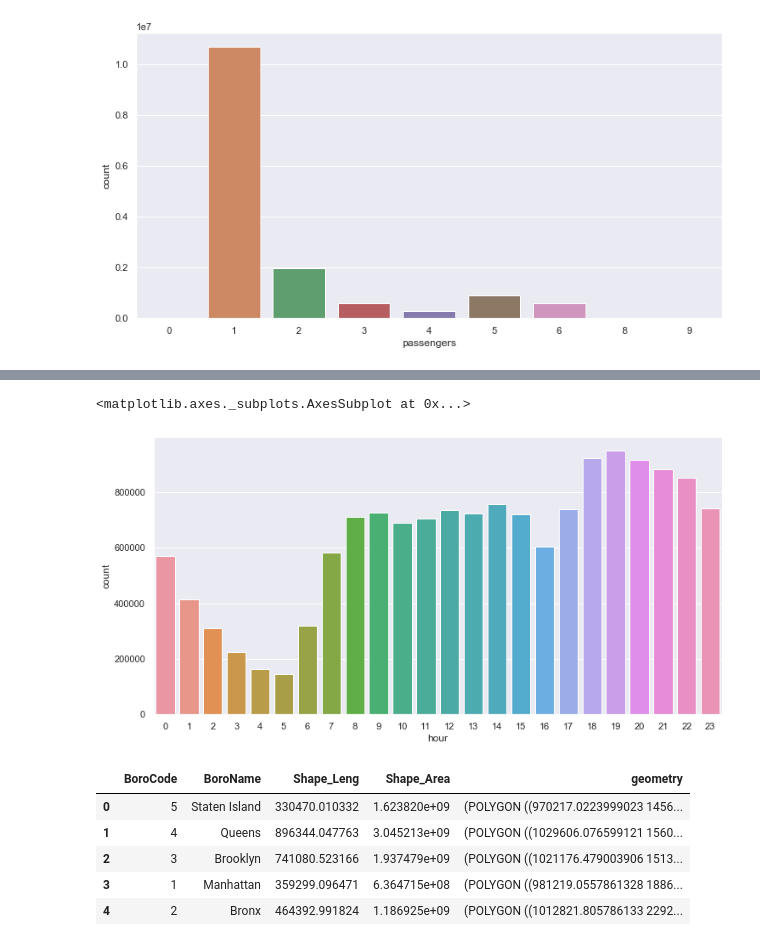
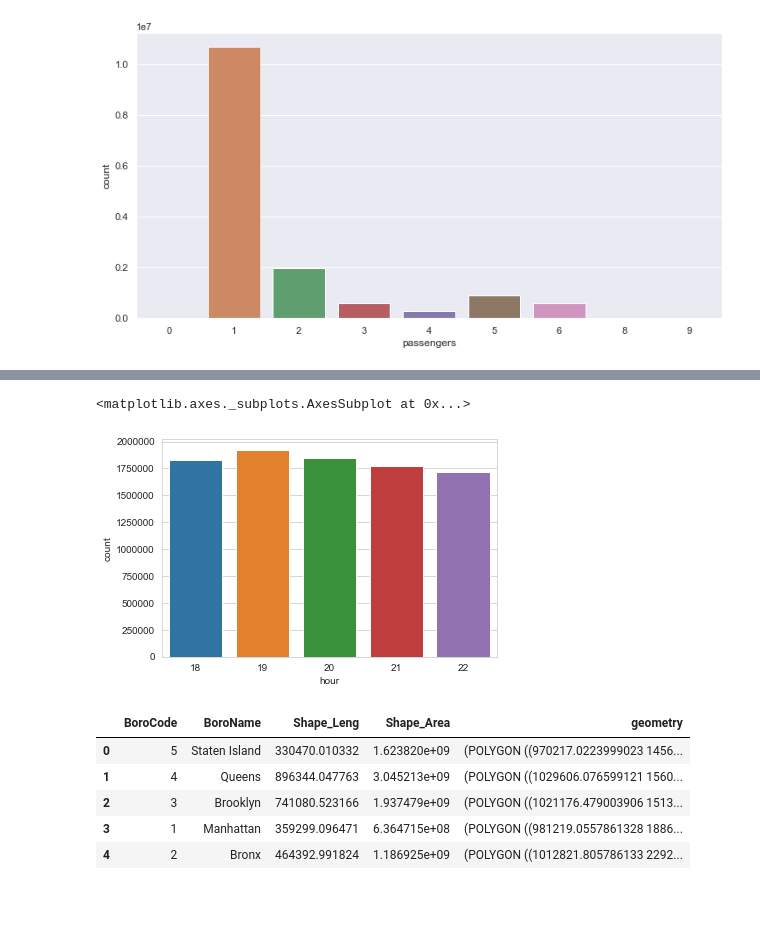
Before and after one commit to eeghor/cbataxi, a Jupyter notebook: cbataxi.ipynb, the cells around one changed output, grey strips where cells are left out. Drawn from its saved outputs; the diff is of its cells as text; code cells hidden in the pictures; blank space fills up the shorter version.

```diff
--- a/cbataxi.ipynb
+++ b/cbataxi.ipynb
@@ -183,8 +186,8 @@ class Taxi:
         # would reflect both the drivers and clients perspective. However, dropoffs could matter to non-taxi drivers (traffic jams)
         # hence we get the busiest hours
 
-        self.ANSWERS['busiest_hrs'] = Counter(self.trips[' pickup_datetime'].dropna().apply(lambda x: arrow.get(x).hour).values + \
-                                                      self.trips[' dropoff_datetime'].dropna().apply(lambda x: arrow.get(x).hour).values).most_common(hrs)
+        self.ANSWERS['busiest_hrs'] = Counter(self.trips[' pickup_datetime'].dropna().apply(lambda x: arrow.get(x).hour).tolist() + \
+                                                      self.trips[' dropoff_datetime'].dropna().apply(lambda x: arrow.get(x).hour).tolist()).most_common(hrs)
         return self
 
     def get_busiest_locations(self, n=5):
@@ -400,10 +475,9 @@ sns.barplot(data=pd.DataFrame.from_dict(tx.ANSWERS['passengers_per_trip'], orien
 # %%
-sns.barplot(data=pd.DataFrame.from_dict(tx.distros['pickup_hrs'], orient='index') \
-            .reset_index() \
-            .rename(columns={'index': 'hour', 0: 'count'}), x='hour', y='count')
+sns.barplot(data=pd.DataFrame.from_records(tx.ANSWERS['busiest_hrs']) \
+            .rename(columns={0: 'hour', 1: 'count'}), x='hour', y='count')
 # %% [output]
 <matplotlib.axes._subplots.AxesSubplot at 0x...>
-[figure, old version]
+[figure, new version]
 # %%
 df = gpd.read_file(gpd.datasets.get_path('nybb'))
 # %%
```
Also changed, not shown: parts of 12 cells of this notebook.
